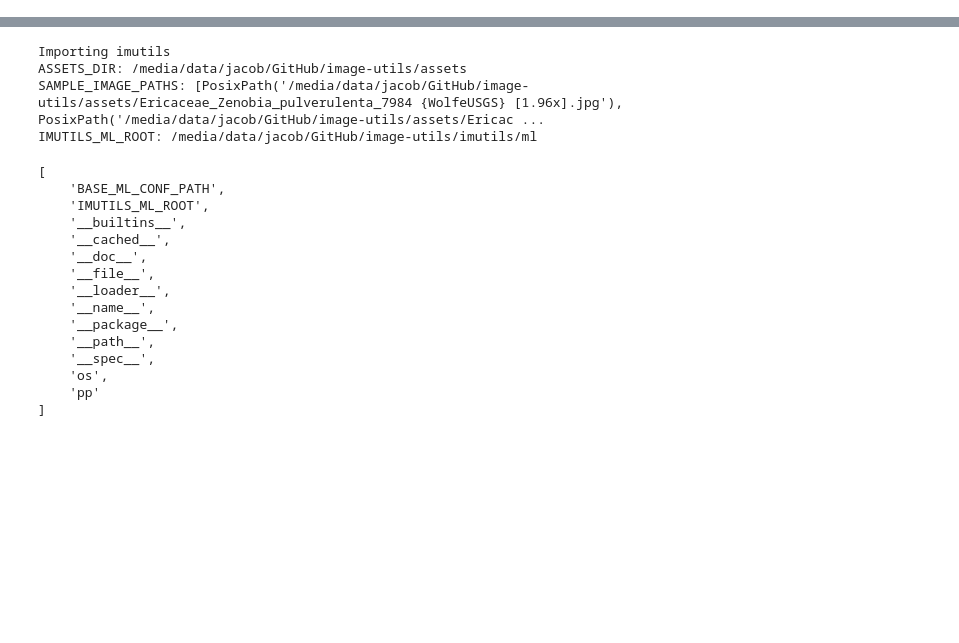
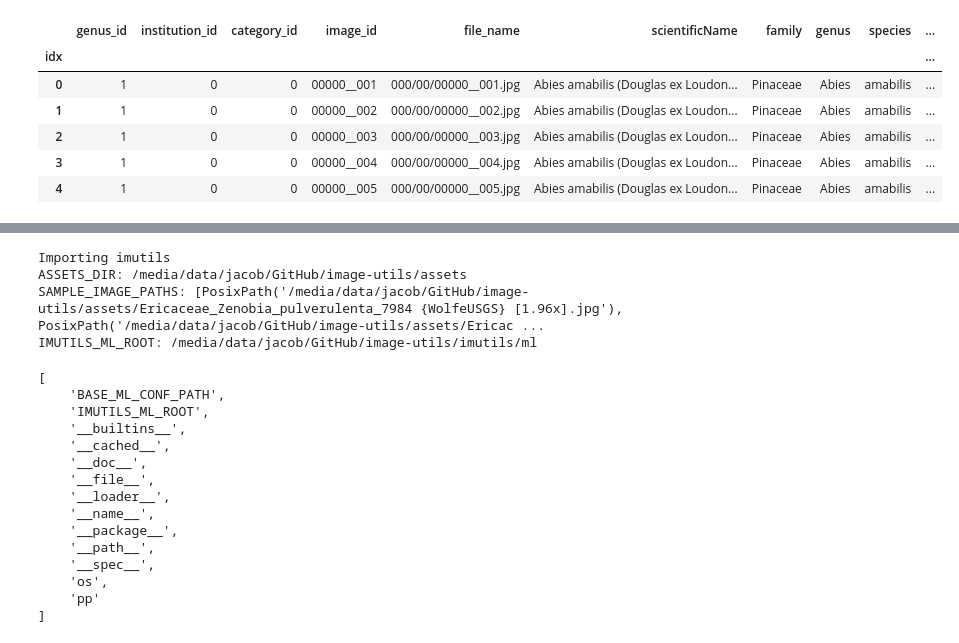
Before and after one commit to JacobARose/image-utils, a Jupyter notebook: notebooks/Basic experiment tools dev.ipynb, the cells around one changed output, grey strips where cells are left out. Cells and saved outputs as stored; diff of their text form; code cells hidden in the pictures; blank space fills up the shorter version.

```diff
--- a/notebooks/Basic experiment tools dev.ipynb
+++ b/notebooks/Basic experiment tools dev.ipynb
@@ -5,0 +216,10 @@ Created by: Jacob Alexander Rose
+# %%
+train_df.head()
+# %% [output]
+|  | genus_id | institution_id | category_id | image_id | file_name | scientificName | family | genus | species | ... |
+| idx |  |  |  |  |  |  |  |  |  | ... |
+| 0 | 1 | 0 | 0 | 00000__001 | 000/00/00000__001.jpg | Abies amabilis (Douglas ex Loudon... | Pinaceae | Abies | amabilis | ... |
+| 1 | 1 | 0 | 0 | 00000__002 | 000/00/00000__002.jpg | Abies amabilis (Douglas ex Loudon... | Pinaceae | Abies | amabilis | ... |
+| 2 | 1 | 0 | 0 | 00000__003 | 000/00/00000__003.jpg | Abies amabilis (Douglas ex Loudon... | Pinaceae | Abies | amabilis | ... |
+| 3 | 1 | 0 | 0 | 00000__004 | 000/00/00000__004.jpg | Abies amabilis (Douglas ex Loudon... | Pinaceae | Abies | amabilis | ... |
+| 4 | 1 | 0 | 0 | 00000__005 | 000/00/00000__005.jpg | Abies amabilis (Douglas ex Loudon... | Pinaceae | Abies | amabilis | ... |
```
Also changed, not shown: parts of 54 cells of this notebook, 1 other file.
